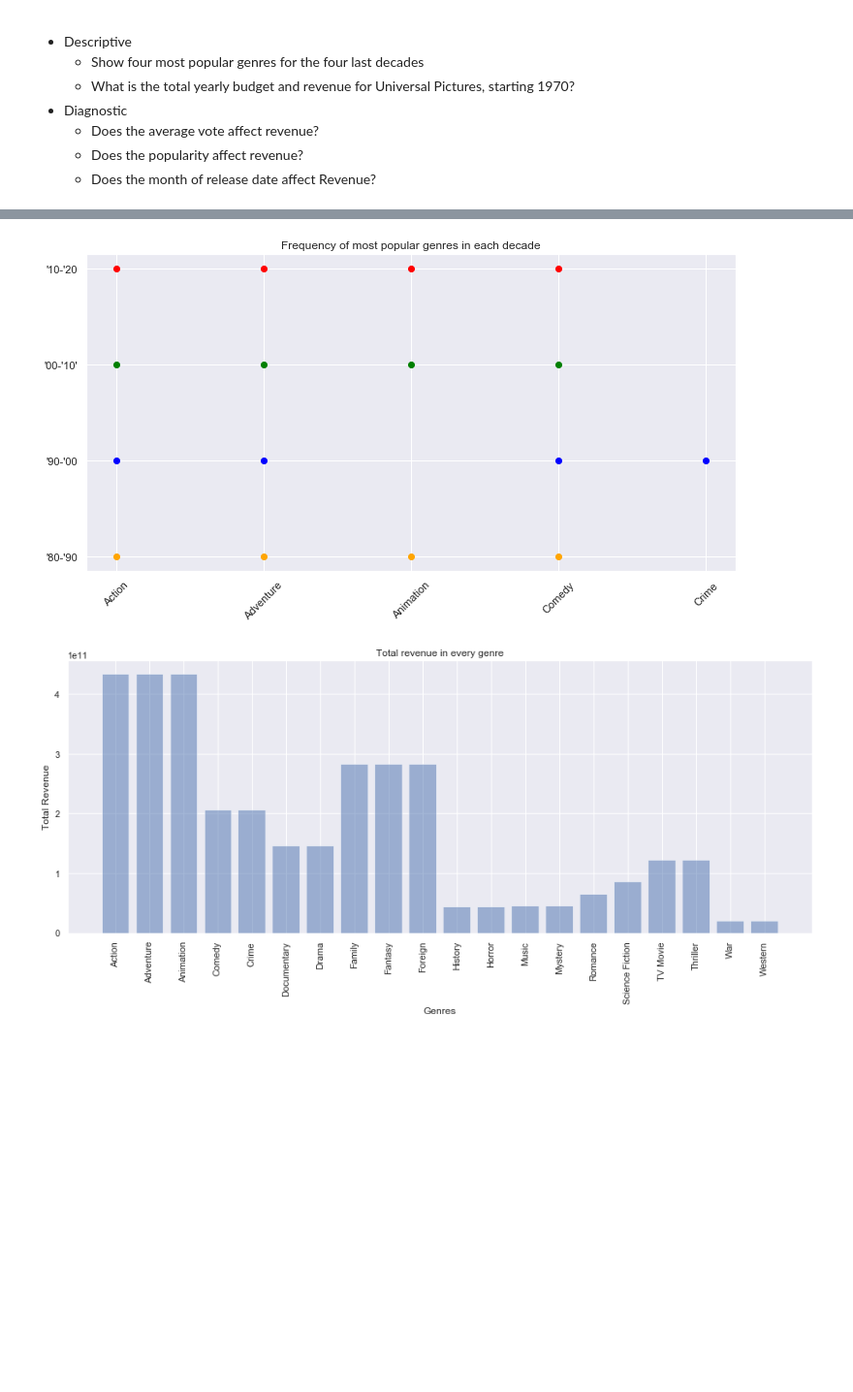
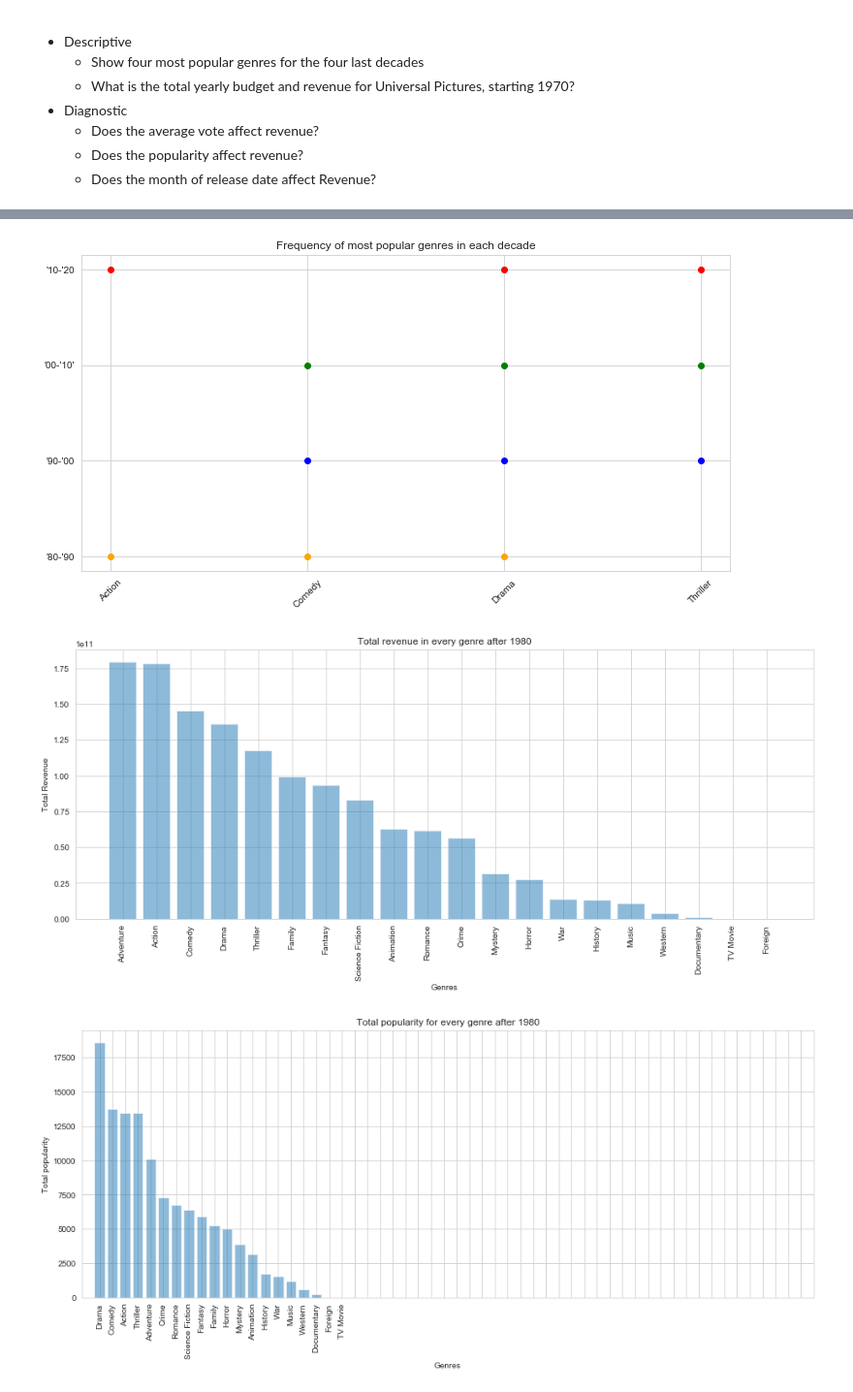
Before and after one commit to nastazya/Movies-analytics, a Jupyter notebook: EDA.ipynb, the cells around one changed output, grey strips where cells are left out. Shown at 97% size. Saved outputs shown, nothing was run; the diff lists cells and outputs as text; code cells hidden in the pictures; blank space fills up the shorter version.

```diff
--- a/EDA.ipynb
+++ b/EDA.ipynb
@@ -588,21 +668,26 @@ for i, item in enumerate(df['genres']):
 g_name, g_count = np.unique(np.array(l), return_counts=True)
 
 #------------------------------------------------------------------------------
-# Function that takes dataframe and returns percentages of movies in every genre
+# Function that takes dataframe and returns percentages of movie opularity in every genre
 def movie_genre(df_10):
     # Extracting mean of popularity of each genre into votes
     index_extractor = lambda df, field, value: [idx for idx, entries in enumerate(df[field]) for item in entries if value in item['name']]
     votes = []
+    revenue=[]
     for i, item in enumerate(g_name):
-        votes.append(df_10.iloc[index_extractor(df_10, 'genres', item[0]),:]['popularity'].sum())
+        votes.append(df_10.iloc[index_extractor(df_10, 'genres', item),:]['popularity'].sum())
+        revenue.append(df_10.iloc[index_extractor(df_10, 'genres', item),:]['revenue'].sum())
 
     # Calculating percentage
     total_v = np.sum(votes)
+    total_r = np.sum(revenue)
+
     for i in range(len(votes)):
         votes[i] = votes[i]/total_v*100
+        revenue[i] = revenue[i]/total_r*100
 
     # Zip and Sort by popularity percentage
-    sorted_genres = sorted(list(zip(g_name, votes, g_count)), key = lambda x: x[1], reverse = True)
+    sorted_genres = sorted(list(zip(g_name, votes, g_count, revenue)), key = lambda x: x[1], reverse = True)
     return sorted_genres
 
 #-------------------------------------------------------------------------------
@@ -611,7 +696,7 @@ df_10 = df[(df['year']>=1980) & (df['year']<1990)]
 g_v_c_1 = movie_genre(df_10)
 print('1980-1990: ')
 for i in range(4):
-    print(g_v_c_1[i][0], ': ', round(g_v_c_1[i][1],2), '%')
+    print(g_v_c_1[i][0], ': ', round(g_v_c_1[i][1],2), '%; revenue: ', round(g_v_c_1[i][3],2))
 
 #-------------------------------------------------------------------------------
 # Taking 1990 to 2000
@@ -619,7 +704,7 @@ df_10 = df[(df['year']>=1990) & (df['year']<2000)]
 g_v_c_2 = movie_genre(df_10)
 print('\n1990-2000: ')
 for i in range(4):
-    print(g_v_c_2[i][0], ': ', round(g_v_c_2[i][1],2), '%')
+    print(g_v_c_2[i][0], ': ', round(g_v_c_2[i][1],2), '%; revenue: ', round(g_v_c_1[i][3],2))
 
 #-------------------------------------------------------------------------------
 # Taking 2000 to 2010
@@ -627,7 +712,7 @@ df_10 = df[(df['year']>=2000) & (df['year']<2010)]
 g_v_c_3 = movie_genre(df_10)
 print('\n2000-2010: ')
 for i in range(4):
-    print(g_v_c_3[i][0], ': ', round(g_v_c_3[i][1],2), '%')
+    print(g_v_c_3[i][0], ': ', round(g_v_c_3[i][1],2), '%; revenue: ', round(g_v_c_1[i][3],2))
 
 #-------------------------------------------------------------------------------
 # Taking 2010 to 2020
@@ -635,6 +720,6 @@ df_10 = df[(df['year']>=2010) & (df['year']<2020)]
 g_v_c_4 = movie_genre(df_10)
 print('\n2010-2020: ')
 for i in range(4):
-    print(g_v_c_4[i][0], ': ', round(g_v_c_4[i][1],2), '%')
+    print(g_v_c_4[i][0], ': ', round(g_v_c_4[i][1],2), '%; revenue: ', round(g_v_c_1[i][3],2))
 # %% [output]
 1980-1990:
@@ -666,10 +751,10 @@ g4 = [g_v_c_4[x] for x in range(4)]
 
 names_unique = list(np.unique(list([g1[x][0] for x in range(4)]) + list([g2[x][0] for x in range(4)]) + list([g3[x][0] for x in range(4)]) + list([g4[x][0] for x in range(4)])))
 
-values1 = [[names_unique.index(g1[x][0])+1 for x in range(4)],[1 for x in range(4)]]
-values2 = [[names_unique.index(g2[x][0])+1 for x in range(4)],[2 for x in range(4)]]
-values3 = [[names_unique.index(g3[x][0])+1 for x in range(4)],[3 for x in range(4)]]
-values4 = [[names_unique.index(g4[x][0])+1 for x in range(4)],[4 for x in range(4)]]
+values1 = [[names_unique.index(g1[x][0])+1 for x in range(3)],[1 for x in range(3)]]
+values2 = [[names_unique.index(g2[x][0])+1 for x in range(3)],[2 for x in range(3)]]
+values3 = [[names_unique.index(g3[x][0])+1 for x in range(3)],[3 for x in range(3)]]
+values4 = [[names_unique.index(g4[x][0])+1 for x in range(3)],[4 for x in range(3)]]
 labels_x = names_unique
 labels_y = ["'80-'90", "'90-'00", "'00-'10'", "'10-'20"]
 plt.figure(figsize=(12,6))
@@ -686,33 +771,62 @@ plt.plot(values4[0], values4[1], 'o', color='red')
 
 plt.show()
 # %% [output]
-[figure, old version]
+[figure, new version]
 # %%
 # Show total revenues for each genre
+df_t = df[df['year']>=1980]
+
 
 #Extracting list of genres
 l=[]
 for i, item in enumerate(df['genres']):
     for cell in item:
         l.append(cell['name'])
 g_name, g_count = np.unique(np.array(l), return_counts=True)
 
 #------------------------------------------------------------------------------
 # Calculating total revenue of movies in every genre
 
 index_extractor = lambda df, field, value: [idx for idx, entries in enumerate(df[field]) for item in entries if value in item['name']]
 revenue = []
 for i, item in enumerate(g_name):
-    revenue.append(df.iloc[index_extractor(df, 'genres', item[0]),:]['revenue'].sum())
+    #print('genre: ', item, '\n',df_t.iloc[index_extractor(df_t, 'genres', item),:][['title','revenue']])
+    revenue.append(df_t.iloc[index_extractor(df_t, 'genres', item),:]['revenue'].sum())
+
+rev_all_list = sorted(zip(g_name, revenue), key = lambda x: x[1], reverse = True) # list of names along with revenues sorted
+rev_genre = [rev_all_list[x][0] for x in range(len(rev_all_list ))]
+rev_value = [rev_all_list[x][1] for x in range(len(rev_all_list ))]
 
 # Bar Chart
 plt.figure(figsize=(16,6))
-plt.title('Total revenue in every genre')
+plt.title('Total revenue in every genre after 1980')
 plt.xlabel('Genres')
 plt.ylabel('Total Revenue')
-x_pos = range(len(g_name))
-plt.bar(x_pos,revenue, align='center', alpha=0.5)
-plt.xticks(y_pos, g_name, rotation='vertical')
+x_pos = range(len(rev_genre))
+plt.bar(x_pos, rev_value, align='center', alpha=0.5)
+plt.xticks(x_pos, rev_genre, rotation='vertical')
 plt.show()
+
+#------------------------------------------------------------------------------
+# Calculating total popularity for every genre
+index_extractor = lambda df, field, value: [idx for idx, entries in enumerate(df[field]) for item in entries if value in item['name']]
+budget = []
+for i, item in enumerate(g_name):
+    budget.append(df_t.iloc[index_extractor(df_t, 'genres', item),:]['popularity'].sum())
+
+bud_all_list = sorted(zip(g_name, budget), key = lambda x: x[1], reverse = True) # list of names along with budget sorted
+bud_genre = [bud_all_list[x][0] for x in range(len(bud_all_list ))]
+bud_value = [bud_all_list[x][1] for x in range(len(bud_all_list ))]
+
+# Bar Chart
+plt.figure(figsize=(16,6))
+plt.title('Total popularity for every genre after 1980')
+plt.xlabel('Genres')
+plt.ylabel('Total popularity')
+x_pos = range(len(bud_genre))
+plt.bar(x_pos,bud_value, align='center', alpha=0.5)
+plt.xticks(y_pos, bud_genre, rotation='vertical')
+plt.show()
 # %% [output]
-[figure, old version]
+[figure, new version]
+[figure, added]
```
Also changed, not shown: parts of 21 cells of this notebook.
